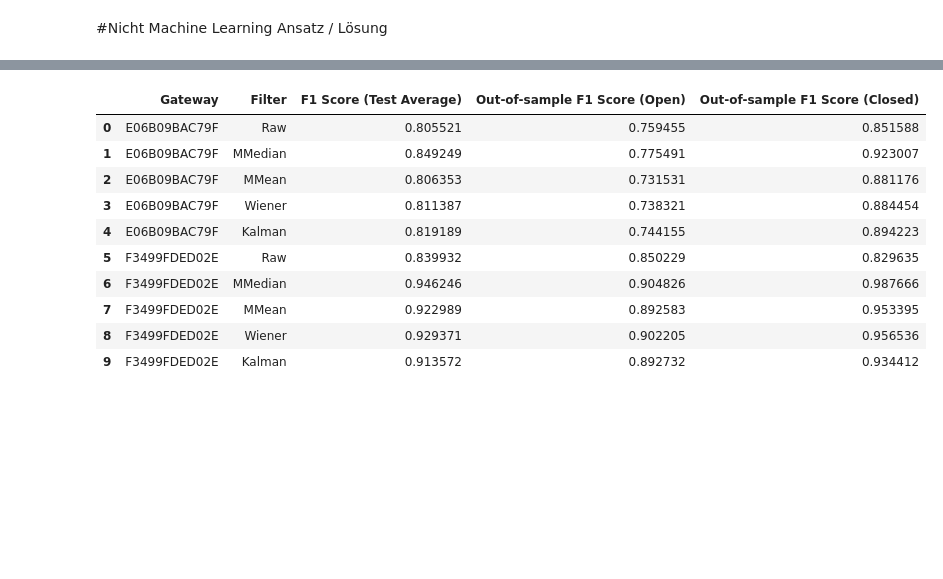
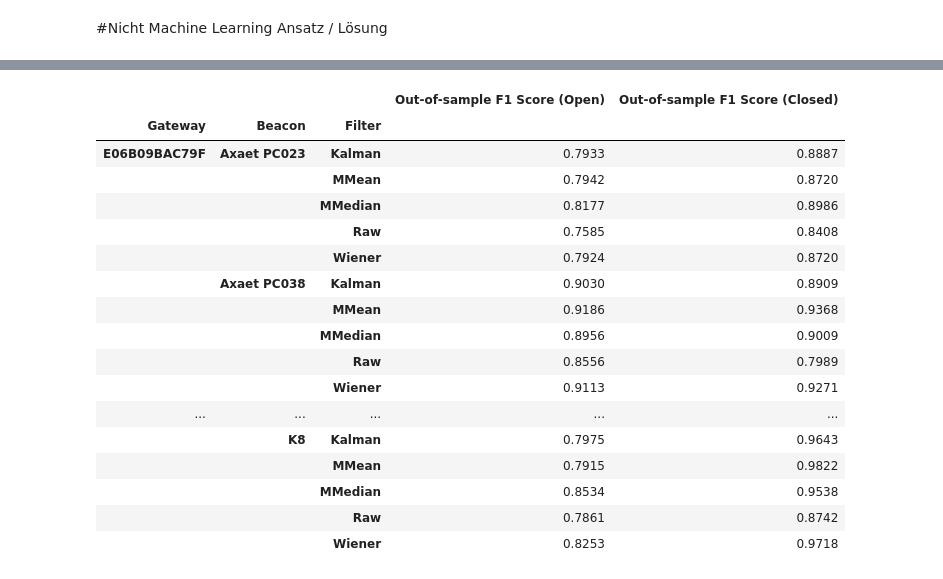
Before and after one commit to wagneced/IndoorTrackingML, a Jupyter notebook: IndoorTrackingML.ipynb, the cells around one changed output, grey strips where cells are left out. Drawn from its saved outputs; the diff is of its cells as text; code cells hidden in the pictures; blank space fills up the shorter version.

Commit message:
Threshold Optimization logic for non-ML

```diff
--- a/IndoorTrackingML.ipynb
+++ b/IndoorTrackingML.ipynb
@@ -2379,0 +2378,20 @@ def evaluate_precision_non_ml(data_dict, threshold_dict):
+# %%
+best_threshold_list = []
+for gateway in dict_best_accuracy.keys():
+  #Load train data to optimize threshold on
+  temp_master_df = master_train_dict[gateway].get('extended_data')
+
+  for filter in dict_filter_distance_columns.keys():
+
+    for beacon_model in temp_master_df.beacon_model.unique():
+      df = temp_master_df.loc[temp_master_df.beacon_model == beacon_model].copy()
+      column_selection = dict_filter_distance_columns.get(filter)
+
+      y_true = df.InRoom
+      X = df.loc[:,column_selection]
+
+      best_threshold = get_best_threshold_for_non_ml(y_true, X)
+
+      setting = {'Gateway': gateway, 'Filter': filter, 'Beacon': beacon_model, 'Threshold': best_threshold}
+      best_threshold_list.append(setting)
+threshold_settings_df = pd.DataFrame.from_dict(best_threshold_list)
@@ -2380,43 +2400,54 @@ def evaluate_precision_non_ml(data_dict, threshold_dict):
 # %%
-#Thresholds optimized to trainings data
-threshold_non_ml_dict = {'E06B09BAC79F': 1.35, 'F3499FDED02E':2.7}
-
 score_list = []
 for gateway in dict_best_accuracy.keys():
+  #Loads both testsets
   master_open_df = test_open_door_dict.get(gateway).get('extended_data')
   master_closed_df = test_closed_door_dict.get(gateway).get('extended_data')
-  for majorminor in majorminor_of_beacon_model_list:
-    df_open = master_open_df.loc[master_open_df.majorminor == majorminor].copy().reset_index(drop=True)
-    df_closed = master_closed_df.loc[master_closed_df.majorminor == majorminor].copy().reset_index(drop=True)
+  #Iteration through all beacon models to evaluate by beacon model
+  for beacon_model in temp_master_df.beacon_model.unique():
+    df_open = master_open_df.loc[master_open_df.beacon_model == beacon_model].copy().reset_index(drop=True)
+    df_closed = master_closed_df.loc[master_closed_df.beacon_model == beacon_model].copy().reset_index(drop=True)
+
     for filter in dict_filter_distance_columns.keys():
-      distance = dict_filter_distance_columns.get(filter)
-      y_pred_open = df_open.loc[:,distance] <= threshold_non_ml_dict.get(gateway)
+      #Gets distance value for prefilter option
+      column_selection = dict_filter_distance_columns.get(filter)
+      #Selects specific threshold of threshold dataframe
+      threshold = threshold_settings_df.loc[((threshold_settings_df.Beacon == beacon_model) & (threshold_settings_df.Filter == filter) & (threshold_settings_df.Gateway == gateway))].Threshold.item()
+
+      y_pred_open = df_open.loc[:,column_selection] <= threshold
       y_true_open = df_open.InRoom
 
-      y_pred_closed = df_closed.loc[:,distance] <= threshold_non_ml_dict.get(gateway)
+      y_pred_closed = df_closed.loc[:,column_selection] <= threshold
       y_true_closed = df_closed.InRoom
-
+      #Get scores
       f1_test_open = f1_score(y_true_open, y_pred_open, average='weighted')
       f1_test_closed = f1_score(y_true_closed, y_pred_closed, average='weighted')
-      #Creates performance evaluation entry as dictionary entry for efficent dataframe transformation
-      f1_test_average = (f1_test_open + f1_test_closed) / 2
+
+      #get_key_from_value is used to convert the code value of the beacon model to the name of the beacon model
       score = {
-          'Gateway':gateway, 'Filter': filter, 'F1 Score (Test Average)':f1_test_average,'Out-of-sample F1 Score (Open)':f1_test_open,'Out-of-sample F1 Score (Closed)':f1_test_closed
+          'Gateway':gateway, 'Filter': filter, 'Beacon':get_key_from_value(code_to_beacon_model, beacon_model)[0], 'Out-of-sample F1 Score (Open)':f1_test_open,'Out-of-sample F1 Score (Closed)':f1_test_closed
           }
 
       #Adds performance evaluation to dictionary
       score_list.append(score)
 temp_eval_df = pd.DataFrame.from_dict(score_list)
-temp_eval_df
+temp_eval_df.groupby(['Gateway','Beacon','Filter']).sum().round(4).loc[:,['Out-of-sample F1 Score (Open)','Out-of-sample F1 Score (Closed)']]
 # %% [output]
-|  | Gateway | Filter | F1 Score (Test Average) | Out-of-sample F1 Score (Open) | Out-of-sample F1 Score (Closed) |
-| 0 | E06B09BAC79F | Raw | 0.805521 | 0.759455 | 0.851588 |
-| 1 | E06B09BAC79F | MMedian | 0.849249 | 0.775491 | 0.923007 |
-| 2 | E06B09BAC79F | MMean | 0.806353 | 0.731531 | 0.881176 |
-| 3 | E06B09BAC79F | Wiener | 0.811387 | 0.738321 | 0.884454 |
-| 4 | E06B09BAC79F | Kalman | 0.819189 | 0.744155 | 0.894223 |
-| 5 | F3499FDED02E | Raw | 0.839932 | 0.850229 | 0.829635 |
-| 6 | F3499FDED02E | MMedian | 0.946246 | 0.904826 | 0.987666 |
-| 7 | F3499FDED02E | MMean | 0.922989 | 0.892583 | 0.953395 |
-| 8 | F3499FDED02E | Wiener | 0.929371 | 0.902205 | 0.956536 |
-| 9 | F3499FDED02E | Kalman | 0.913572 | 0.892732 | 0.934412 |
+|  |  |  | Out-of-sample F1 Score (Open) | Out-of-sample F1 Score (Closed) |
+| Gateway | Beacon | Filter |  |  |
+| E06B09BAC79F | Axaet PC023 | Kalman | 0.7933 | 0.8887 |
+|  |  | MMean | 0.7942 | 0.8720 |
+|  |  | MMedian | 0.8177 | 0.8986 |
+|  |  | Raw | 0.7585 | 0.8408 |
+|  |  | Wiener | 0.7924 | 0.8720 |
+|  | Axaet PC038 | Kalman | 0.9030 | 0.8909 |
+|  |  | MMean | 0.9186 | 0.9368 |
+|  |  | MMedian | 0.8956 | 0.9009 |
+|  |  | Raw | 0.8556 | 0.7989 |
+|  |  | Wiener | 0.9113 | 0.9271 |
+| ... | ... | ... | ... | ... |
+|  | K8 | Kalman | 0.7975 | 0.9643 |
+|  |  | MMean | 0.7915 | 0.9822 |
+|  |  | MMedian | 0.8534 | 0.9538 |
+|  |  | Raw | 0.7861 | 0.8742 |
+|  |  | Wiener | 0.8253 | 0.9718 |
```
Also changed, not shown: parts of 14 cells of this notebook.
